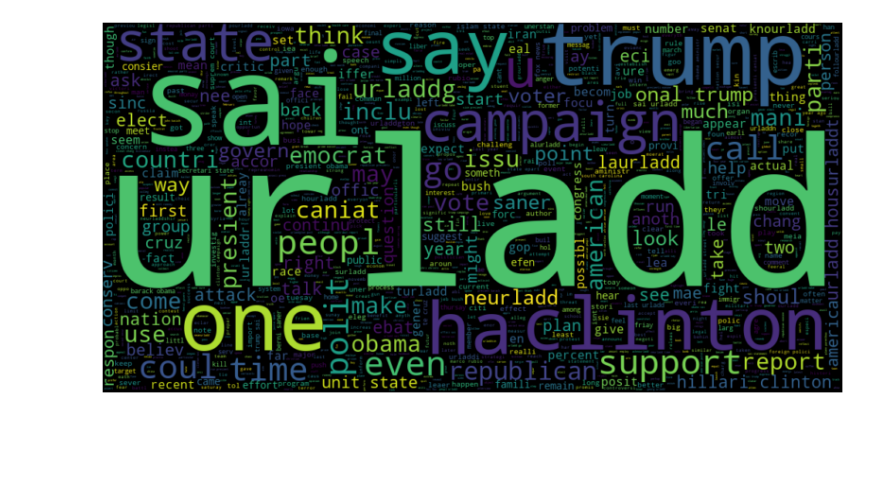
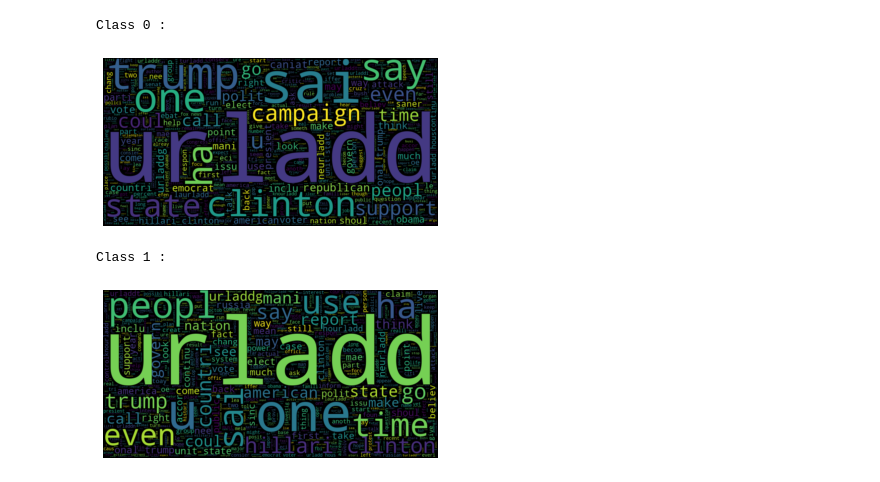
Before and after one commit to OT3A/Fake_News_Detection_NLP, a Jupyter notebook: classfication.ipynb, the cells around one changed output. Drawn from its saved outputs; the diff is of its cells as text; code cells hidden in the pictures; blank space fills up the shorter version.

```diff
--- a/classfication.ipynb
+++ b/classfication.ipynb
@@ -14,4 +26,17 @@ from wordcloud import WordCloud,STOPWORDS
 # %%
-import en_core_web_sm
+#nltk.download()
 
-nlp = en_core_web_sm.load()
+df = pd.read_csv("new_news")
+print(df.head())
+
+df.dropna(inplace= True)
+
+# input
+X = df['text']
+print("Input " ,X.head())
+
+Y = df["class"]
+print("Target " ,y.head())
+
+# Divide Data To training & test sets
+X_train, X_test, y_train, y_test = train_test_split(X, Y, test_size = 0.2, random_state = 53)
@@ -26,3 +61,0 @@ import numpy as np
-# %%
-df = pd.read_csv("new_news.csv")
-df.head()
@@ -140,11 +101,21 @@ print(difference)
 {'urladd'}
 # %%
+words1=" ".join(df[df['class'] == 1].text)
+words0=" ".join(df[df['class'] == 0].text)
+wordcloud1=WordCloud(max_words=5000, width=1000,height=500,stopwords=STOPWORDS,max_font_size=400).generate(words1)
+wordcloud0=WordCloud(max_words=5000, width=1000,height=500,stopwords=STOPWORDS,max_font_size=400).generate(words0)
 
-words=" ".join(df[df['class'] == 1].text)
-plt.figure(figsize=(14 , 11))
-wordcloud=WordCloud(max_words=5000, width=1000,height=500,stopwords=STOPWORDS,max_font_size=400).generate(words)
-plt.imshow(wordcloud,interpolation='bilinear')
+print("Class 0 :")
+plt.imshow(wordcloud1,interpolation='bilinear')
 plt.axis('off')
 plt.show()
+
+print("Class 1 :")
+plt.imshow(wordcloud0,interpolation='bilinear')
+plt.axis('off')
+plt.show()
 # %% [output]
+Class 0 :
-[figure, old version]
+[figure, new version]
+Class 1 :
+[figure, added]
```
Also changed, not shown: parts of 19 cells of this notebook, 2 other files.
